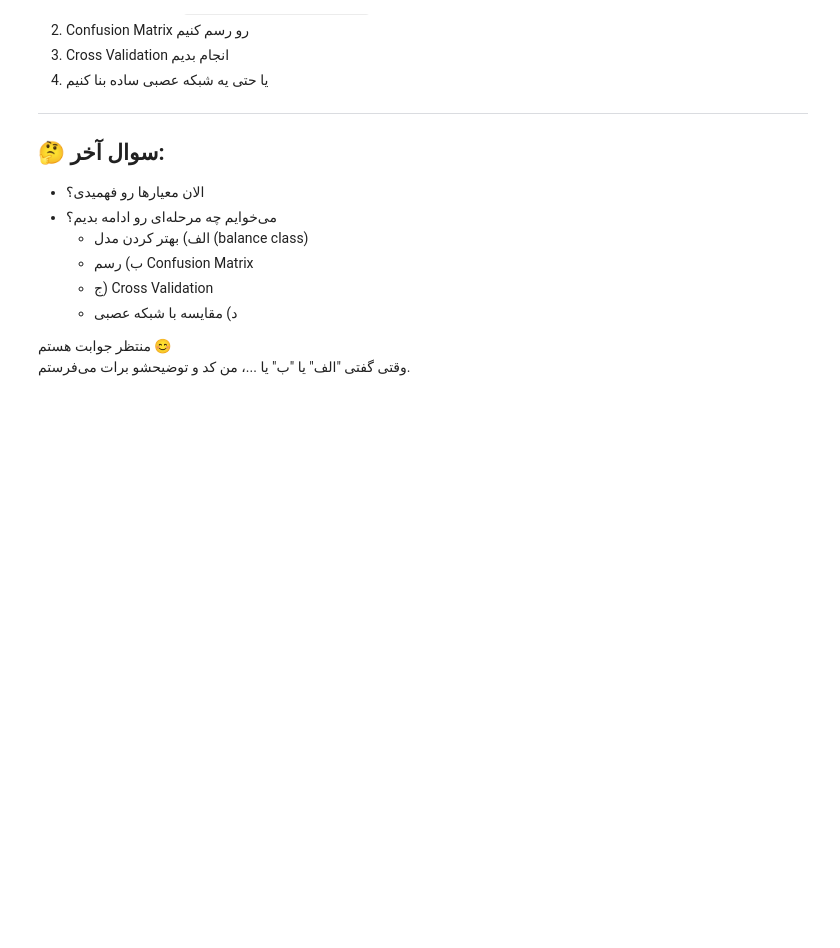
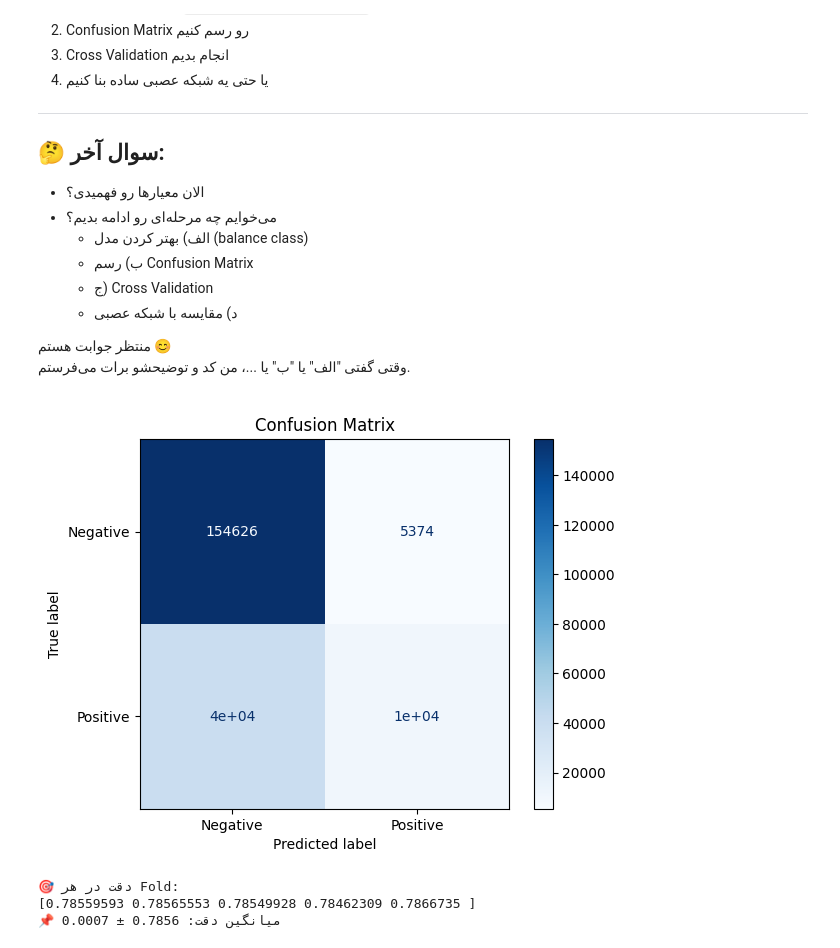
Before and after one commit to Shahbazi-Amir/sentiment_analysis_with_embeddings, a Jupyter notebook: sentiment_analysis_with_embeddings.ipynb, the cells around one changed output. Cells and saved outputs as stored; diff of their text form; code cells hidden in the pictures; blank space fills up the shorter version.

```diff
--- a/sentiment_analysis_with_embeddings.ipynb
+++ b/sentiment_analysis_with_embeddings.ipynb
@@ -355,3 +355,32 @@ model = LogisticRegression(max_iter=1000, class_weight='balanced')
 وقتی گفتی "الف" یا "ب" یا ...، من کد و توضیحشو برات می‌فرستم.
 
 </div>
+# %%
+from sklearn.metrics import confusion_matrix, ConfusionMatrixDisplay
+import matplotlib.pyplot as plt
+
+# محاسبه ماتریس اشتباه
+cm = confusion_matrix(y_test, y_pred)
+
+# رسم ماتریس اشتباه
+disp = ConfusionMatrixDisplay(confusion_matrix=cm, display_labels=['Negative', 'Positive'])
+disp.plot(cmap='Blues')
+plt.title("Confusion Matrix")
+plt.show()
+# %% [output]
+[figure, added]
+# %%
+from sklearn.model_selection import cross_val_score
+import numpy as np
+
+# اجرای 5-Fold Cross Validation
+cv_scores = cross_val_score(model, X_train, y_train, cv=5, scoring='accuracy')
+
+# چاپ نتایج
+print("🎯 دقت در هر Fold:")
+print(cv_scores)
+print(f"📌 میانگین دقت: {np.mean(cv_scores):.4f} ± {np.std(cv_scores):.4f}")
+# %% [output]
+🎯 دقت در هر Fold:
+[0.78559593 0.78565553 0.78549928 0.78462309 0.7866735 ]
+📌 میانگین دقت: 0.7856 ± 0.0007
```
Also changed, not shown: parts of 1 cell of this notebook, 2 other files.
